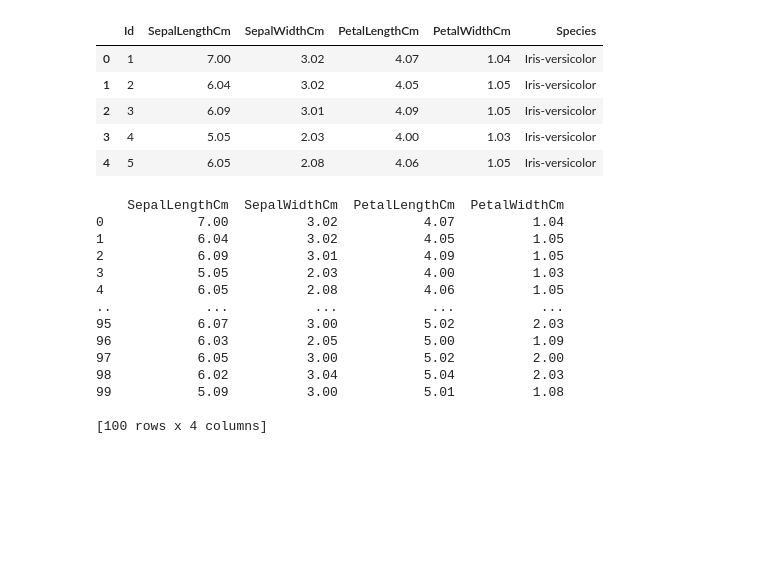
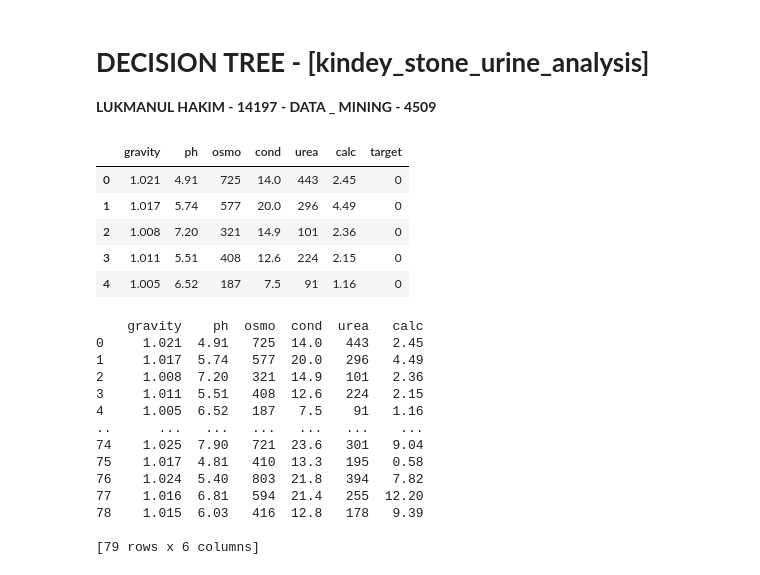
Before and after one commit to 78LUKMAN/kindey-stone-urine-analysis-decision-tree, a Jupyter notebook: kindey-stone-urine-analysis-decision-tree.ipynb, the cells around one changed output. Saved outputs shown, nothing was run; the diff lists cells and outputs as text; code cells hidden in the pictures; blank space fills up the shorter version.

```diff
--- a/kindey-stone-urine-analysis-decision-tree.ipynb
+++ b/kindey-stone-urine-analysis-decision-tree.ipynb
@@ -1,39 +1,42 @@
+# %% [markdown]
+# **DECISION TREE - [kindey_stone_urine_analysis]**
+**LUKMANUL HAKIM - 14197 - DATA _ MINING - 4509**
 # %%
 import pandas as pd
 import numpy as np
 from sklearn.tree import DecisionTreeClassifier
 # %%
-dataset = 'dataset/data-iris.csv'
+dataset = 'dataset/kindey_stone_urine_analysis_processed.csv'
 # %%
-df = pd.read_csv(dataset, sep=';')
+df = pd.read_csv(dataset)
 df.head()
 # %% [output]
-|  | Id | SepalLengthCm | SepalWidthCm | PetalLengthCm | PetalWidthCm | Species |
-| 0 | 1 | 7.00 | 3.02 | 4.07 | 1.04 | Iris-versicolor |
-| 1 | 2 | 6.04 | 3.02 | 4.05 | 1.05 | Iris-versicolor |
-| 2 | 3 | 6.09 | 3.01 | 4.09 | 1.05 | Iris-versicolor |
-| 3 | 4 | 5.05 | 2.03 | 4.00 | 1.03 | Iris-versicolor |
-| 4 | 5 | 6.05 | 2.08 | 4.06 | 1.05 | Iris-versicolor |
+|  | gravity | ph | osmo | cond | urea | calc | target |
+| 0 | 1.021 | 4.91 | 725 | 14.0 | 443 | 2.45 | 0 |
+| 1 | 1.017 | 5.74 | 577 | 20.0 | 296 | 4.49 | 0 |
+| 2 | 1.008 | 7.20 | 321 | 14.9 | 101 | 2.36 | 0 |
+| 3 | 1.011 | 5.51 | 408 | 12.6 | 224 | 2.15 | 0 |
+| 4 | 1.005 | 6.52 | 187 | 7.5 | 91 | 1.16 | 0 |
 # %%
-feature = df.iloc[:, 1:-1]
+feature = df.iloc[:, 0:-1]
 target = df.iloc[:, -1]
 # print(target)
 print(feature)
 # %% [output]
-    SepalLengthCm  SepalWidthCm  PetalLengthCm  PetalWidthCm
-0            7.00          3.02           4.07          1.04
-1            6.04          3.02           4.05          1.05
-2            6.09          3.01           4.09          1.05
-3            5.05          2.03           4.00          1.03
-4            6.05          2.08           4.06          1.05
-..            ...           ...            ...           ...
-95           6.07          3.00           5.02          2.03
-96           6.03          2.05           5.00          1.09
-97           6.05          3.00           5.02          2.00
-98           6.02          3.04           5.04          2.03
-99           5.09          3.00           5.01          1.08
+    gravity    ph  osmo  cond  urea   calc
+0     1.021  4.91   725  14.0   443   2.45
+1     1.017  5.74   577  20.0   296   4.49
+2     1.008  7.20   321  14.9   101   2.36
+3     1.011  5.51   408  12.6   224   2.15
+4     1.005  6.52   187   7.5    91   1.16
+..      ...   ...   ...   ...   ...    ...
+74    1.025  7.90   721  23.6   301   9.04
+75    1.017  4.81   410  13.3   195   0.58
+76    1.024  5.40   803  21.8   394   7.82
+77    1.016  6.81   594  21.4   255  12.20
+78    1.015  6.03   416  12.8   178   9.39
 
-[100 rows x 4 columns]
+[79 rows x 6 columns]
 # %%
 decisiontree = DecisionTreeClassifier(random_state=0, max_depth=None, min_samples_split=2, min_samples_leaf=1, min_weight_fraction_leaf=0, max_leaf_nodes=None, min_impurity_decrease=0)
 # %%
```
Also changed, not shown: parts of 3 cells of this notebook.
